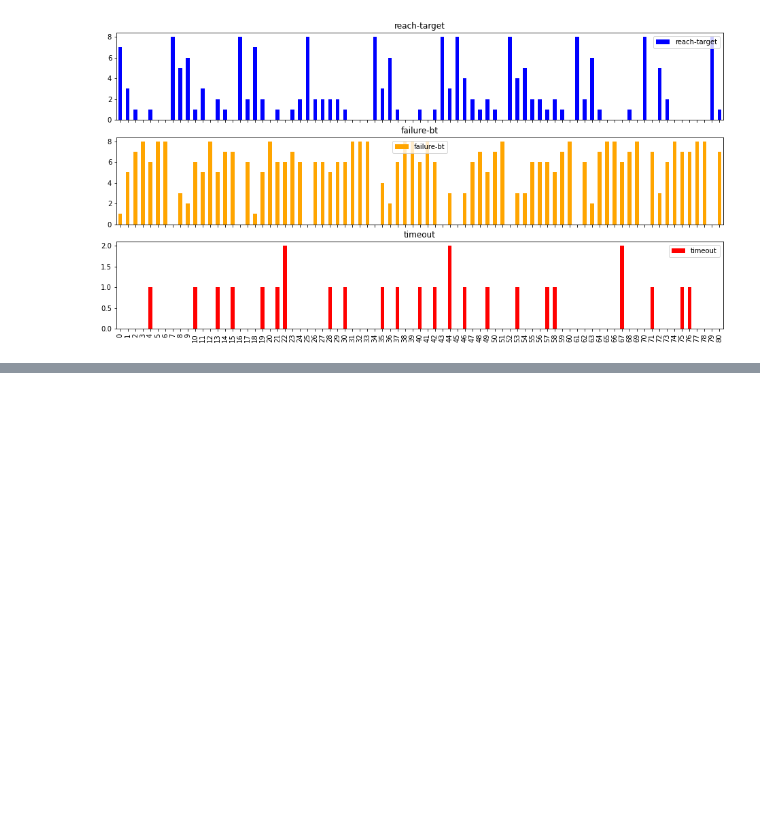
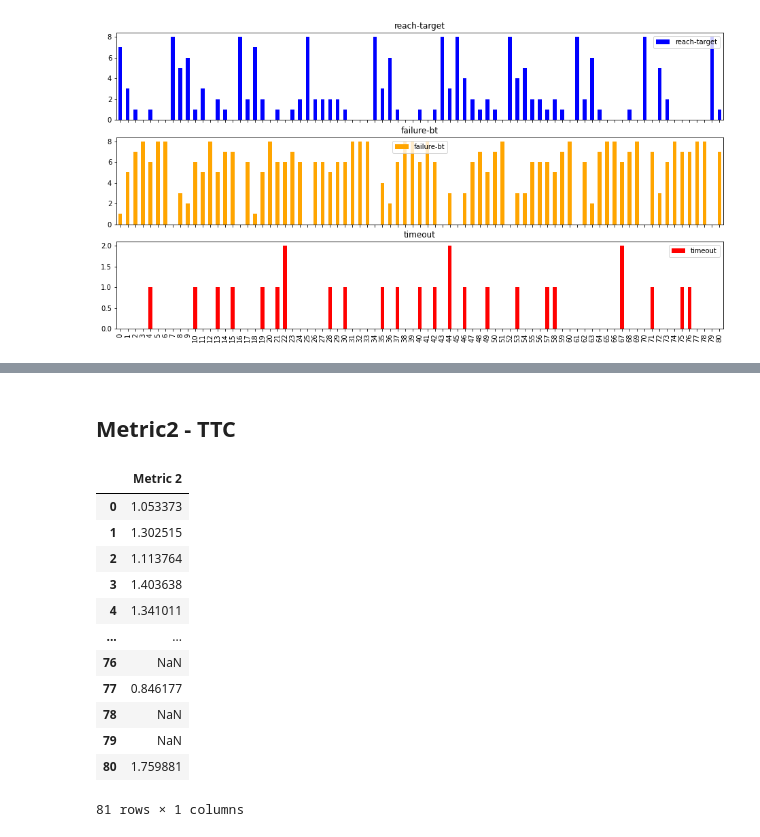
Before and after one commit to VicenteMoraes/hmrs_analysis, a Jupyter notebook: notebooks/Metrics.ipynb, the cells around one changed output, grey strips where cells are left out. Saved outputs shown, nothing was run; the diff lists cells and outputs as text; code cells hidden in the pictures; blank space fills up the shorter version.

```diff
--- a/notebooks/Metrics.ipynb
+++ b/notebooks/Metrics.ipynb
@@ -360,0 +361,20 @@ metric1.plot.bar(figsize=(16, 8))
+# %% [markdown]
+## Metric2 - TTC
+# %%
+metric2 = {"Metric 2": planned_avg["reach-target"]/baseline_avg["reach-target"]}
+metric2 = pd.DataFrame(metric2)
+metric2
+# %% [output]
+|  | Metric 2 |
+| 0 | 1.053373 |
+| 1 | 1.302515 |
+| 2 | 1.113764 |
+| 3 | 1.403638 |
+| 4 | 1.341011 |
+| ... | ... |
+| 76 | NaN |
+| 77 | 0.846177 |
+| 78 | NaN |
+| 79 | NaN |
+| 80 | 1.759881 |
+81 rows × 1 columns
```
Also changed, not shown: parts of 25 cells of this notebook.
